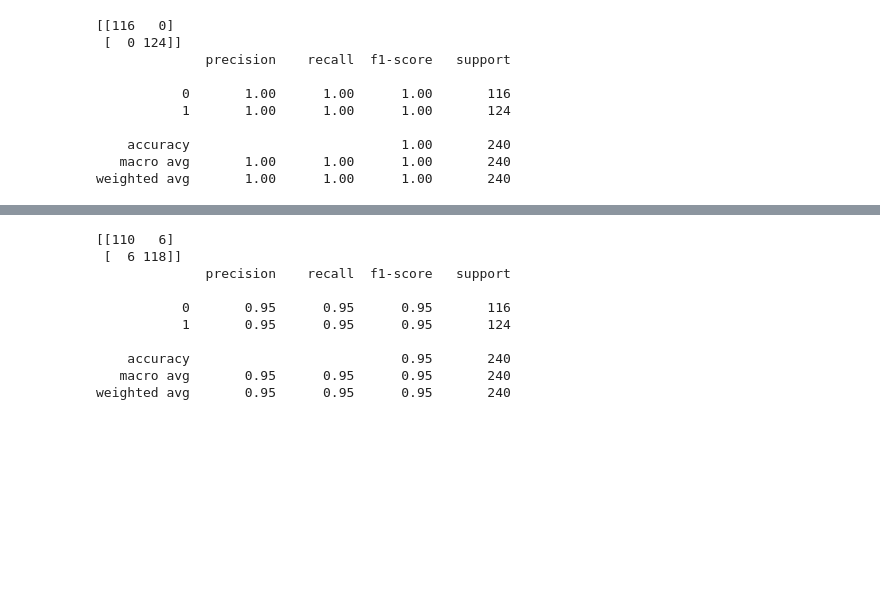
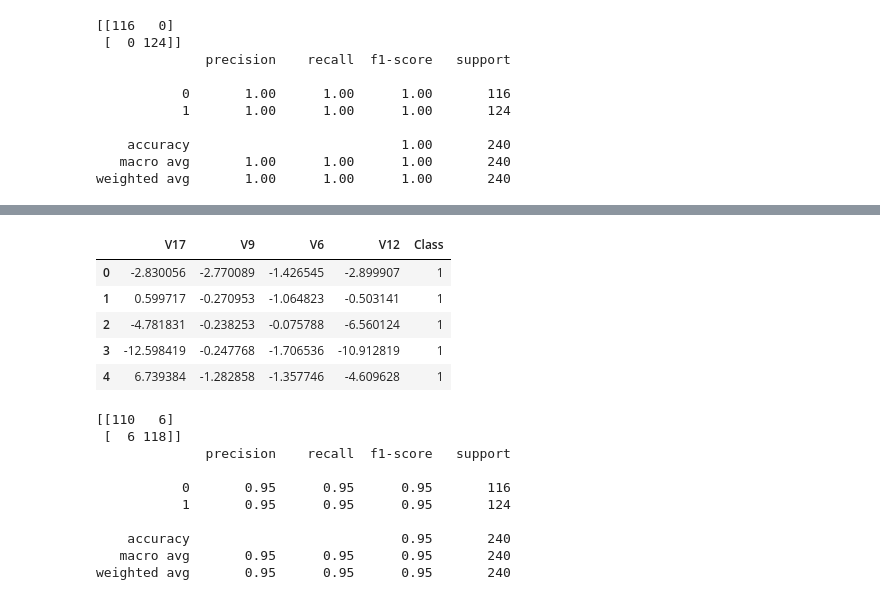
Before and after one commit to pierpaolo28/Kaggle-Challenges, a Jupyter notebook: credit-card-fraud-model-tuning.ipynb, the cells around one changed output, grey strips where cells are left out. Cells and saved outputs as stored; diff of their text form; code cells hidden in the pictures; blank space fills up the shorter version.

```diff
--- a/credit-card-fraud-model-tuning.ipynb
+++ b/credit-card-fraud-model-tuning.ipynb
@@ -204,3 +204,12 @@ feat_importances.nlargest(30).plot(kind='barh')
+# %%
+df[['V17', 'V9', 'V6', 'V12','Class']].head()
+# %% [output]
+|  | V17 | V9 | V6 | V12 | Class |
+| 0 | -2.830056 | -2.770089 | -1.426545 | -2.899907 | 1 |
+| 1 | 0.599717 | -0.270953 | -1.064823 | -0.503141 | 1 |
+| 2 | -4.781831 | -0.238253 | -0.075788 | -6.560124 | 1 |
+| 3 | -12.598419 | -0.247768 | -1.706536 | -10.912819 | 1 |
+| 4 | 6.739384 | -1.282858 | -1.357746 | -4.609628 | 1 |
 # %%
 X = df[['V17', 'V9', 'V6', 'V12']]
 Y = df['Class']
```
Also changed, not shown: parts of 26 cells of this notebook.
